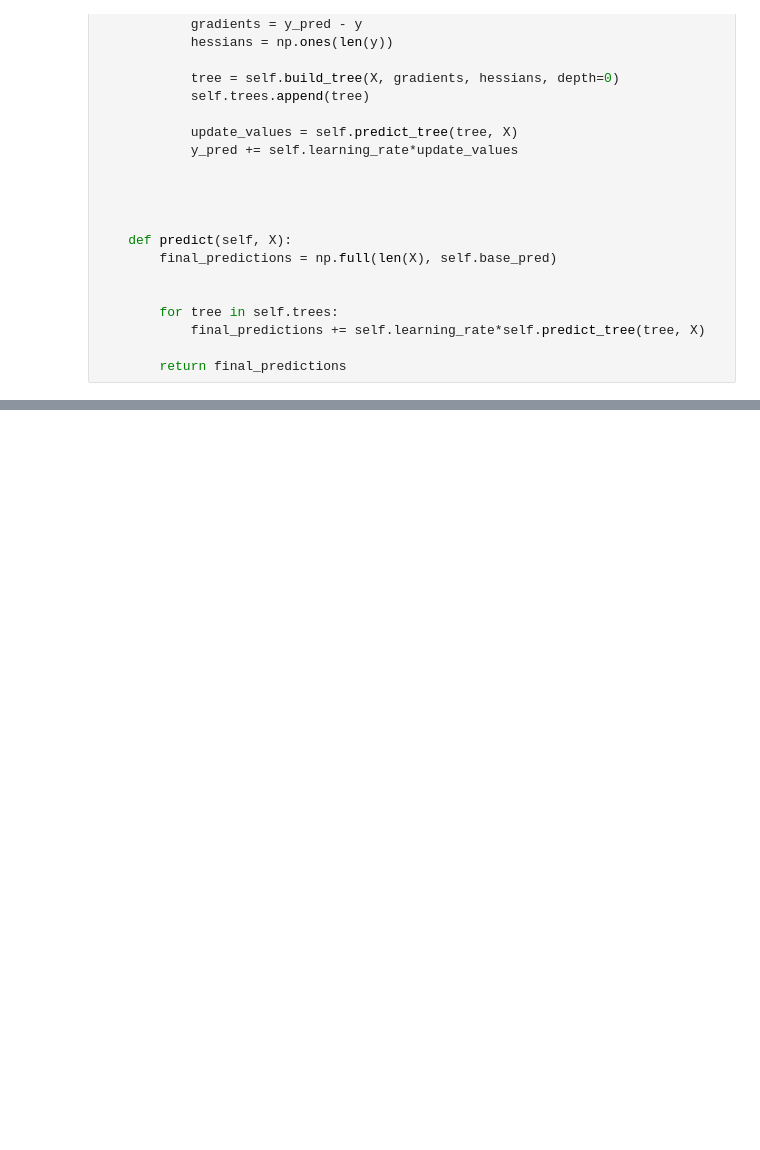
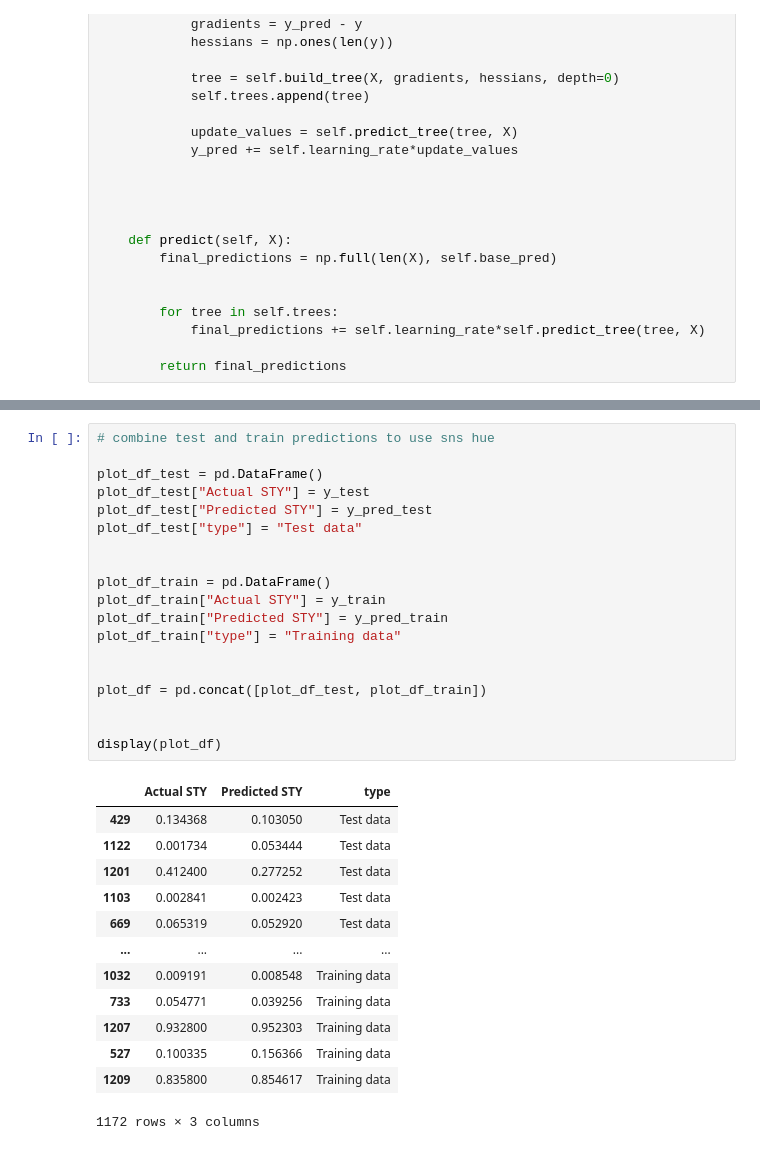
Before and after one commit to amin2783/suvarna_et_al_reproduction, a Jupyter notebook: xgb_from_scratch.ipynb, the cells around one changed output, grey strips where cells are left out. Drawn from its saved outputs; the diff is of its cells as text; blank space fills up the shorter version.

```diff
--- a/xgb_from_scratch.ipynb
+++ b/xgb_from_scratch.ipynb
@@ -204,0 +218,33 @@ Custom XGB RMSE: 0.10562755619213582
+# %%
+# combine test and train predictions to use sns hue
+
+plot_df_test = pd.DataFrame()
+plot_df_test["Actual STY"] = y_test
+plot_df_test["Predicted STY"] = y_pred_test
+plot_df_test["type"] = "Test data"
+
+
+plot_df_train = pd.DataFrame()
+plot_df_train["Actual STY"] = y_train
+plot_df_train["Predicted STY"] = y_pred_train
+plot_df_train["type"] = "Training data"
+
+
+plot_df = pd.concat([plot_df_test, plot_df_train])
+
+
+display(plot_df)
+# %% [output]
+|  | Actual STY | Predicted STY | type |
+| 429 | 0.134368 | 0.103050 | Test data |
+| 1122 | 0.001734 | 0.053444 | Test data |
+| 1201 | 0.412400 | 0.277252 | Test data |
+| 1103 | 0.002841 | 0.002423 | Test data |
+| 669 | 0.065319 | 0.052920 | Test data |
+| ... | ... | ... | ... |
+| 1032 | 0.009191 | 0.008548 | Training data |
+| 733 | 0.054771 | 0.039256 | Training data |
+| 1207 | 0.932800 | 0.952303 | Training data |
+| 527 | 0.100335 | 0.156366 | Training data |
+| 1209 | 0.835800 | 0.854617 | Training data |
+1172 rows × 3 columns
```
Also changed, not shown: parts of 6 cells of this notebook, 2 other files.
